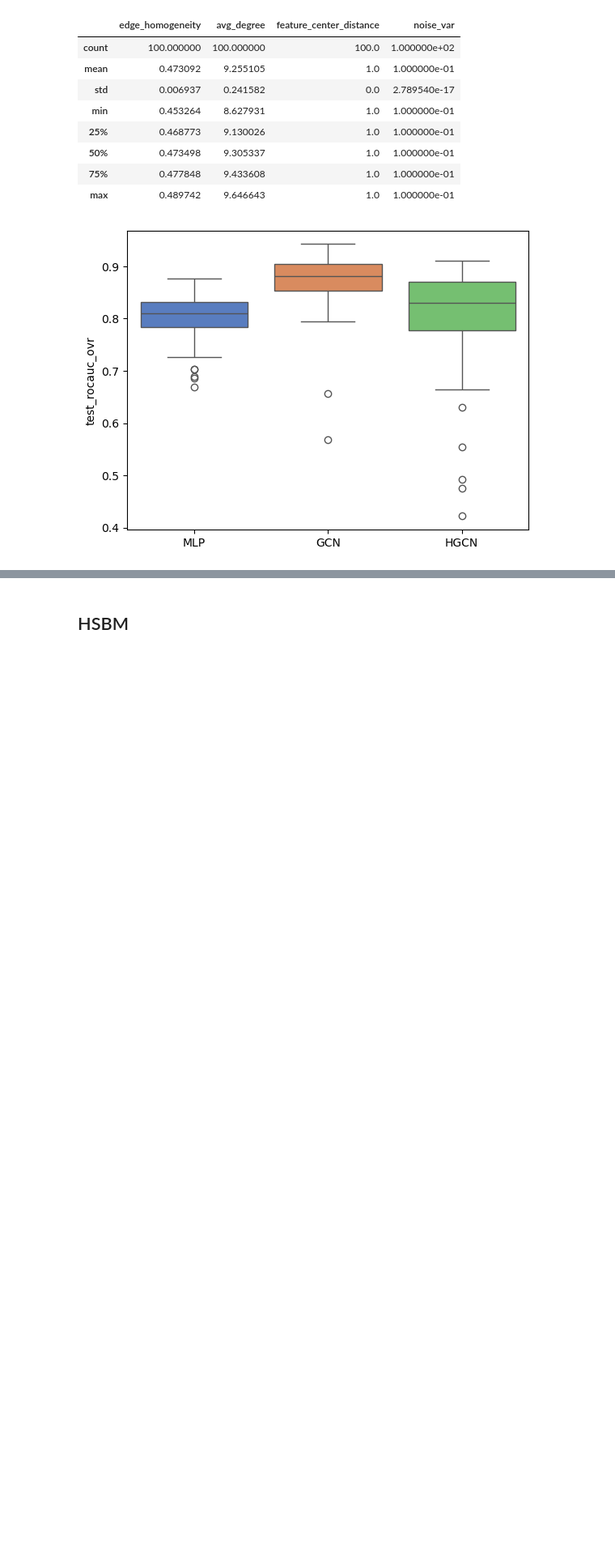
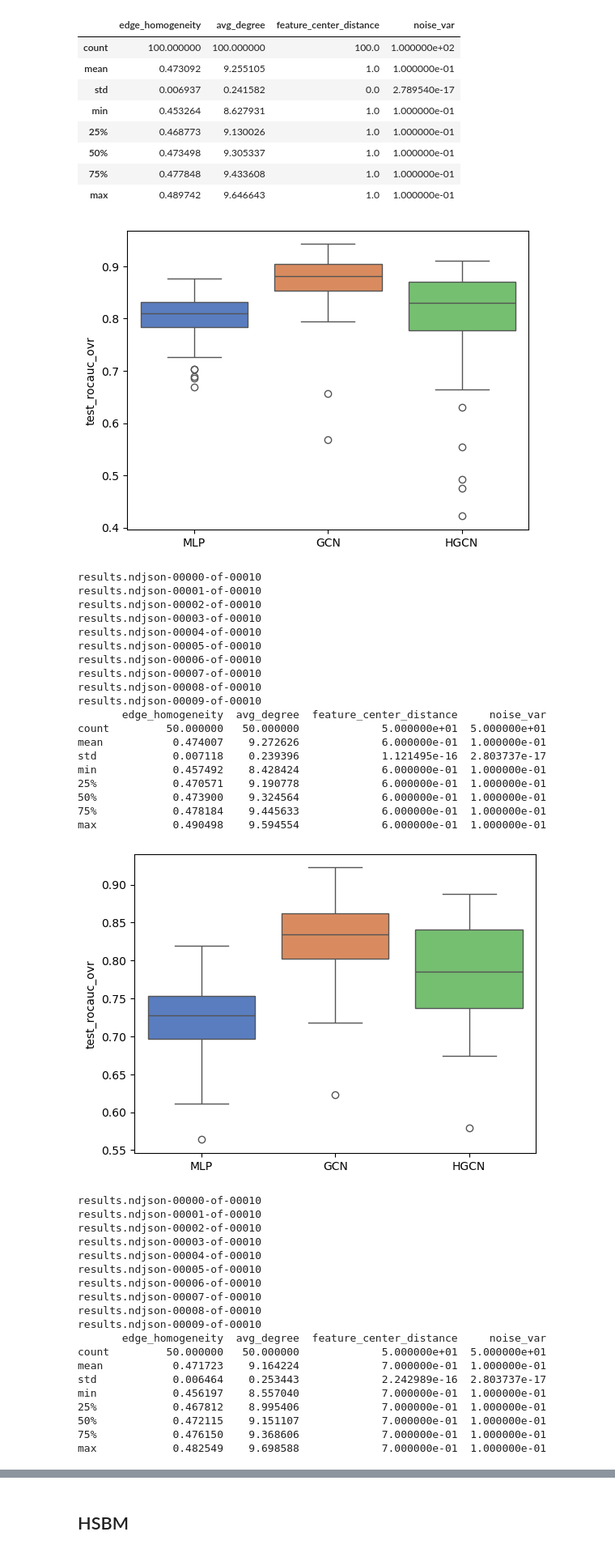
Before and after one commit to danie1uva/graphworld, a Jupyter notebook: src/notebooks/rq2.ipynb, the cells around one changed output, grey strips where cells are left out. Shown at 81% size. Drawn from its saved outputs; the diff is of its cells as text; code cells hidden in the pictures; blank space fills up the shorter version.

Commit message:
latest calibration

```diff
--- a/src/notebooks/rq2.ipynb
+++ b/src/notebooks/rq2.ipynb
@@ -928,3 +928,50 @@ results.ndjson-00009-of-00010
 boxplot_three_models(df, metric = 'test_rocauc_ovr')
 # %% [output]
 [figure]
+# %%
+# flat features flat graph
+RESULTS_DIR = '../../graph_gen/snellius_gen/rq2/both_flat/calib'
+for i in range(4,7):
+    df = df_gen(RESULTS_DIR + f'/{i}')
+    print(df[['edge_homogeneity', 'avg_degree', 'feature_center_distance', 'noise_var']].describe())
+    boxplot_three_models(df, metric = 'test_rocauc_ovr')
+# %% [output]
+results.ndjson-00000-of-00010
+results.ndjson-00001-of-00010
+results.ndjson-00002-of-00010
+results.ndjson-00003-of-00010
+results.ndjson-00004-of-00010
+results.ndjson-00005-of-00010
+results.ndjson-00006-of-00010
+results.ndjson-00007-of-00010
+results.ndjson-00008-of-00010
+results.ndjson-00009-of-00010
+       edge_homogeneity  avg_degree  feature_center_distance     noise_var
+count         50.000000   50.000000             5.000000e+01  5.000000e+01
+mean           0.474007    9.272626             6.000000e-01  1.000000e-01
+std            0.007118    0.239396             1.121495e-16  2.803737e-17
+min            0.457492    8.428424             6.000000e-01  1.000000e-01
+25%            0.470571    9.190778             6.000000e-01  1.000000e-01
+50%            0.473900    9.324564             6.000000e-01  1.000000e-01
+75%            0.478184    9.445633             6.000000e-01  1.000000e-01
+max            0.490498    9.594554             6.000000e-01  1.000000e-01
+[figure, added]
+results.ndjson-00000-of-00010
+results.ndjson-00001-of-00010
+results.ndjson-00002-of-00010
+results.ndjson-00003-of-00010
+results.ndjson-00004-of-00010
+results.ndjson-00005-of-00010
+results.ndjson-00006-of-00010
+results.ndjson-00007-of-00010
+results.ndjson-00008-of-00010
+results.ndjson-00009-of-00010
+       edge_homogeneity  avg_degree  feature_center_distance     noise_var
+count         50.000000   50.000000             5.000000e+01  5.000000e+01
+mean           0.471723    9.164224             7.000000e-01  1.000000e-01
+std            0.006464    0.253443             2.242989e-16  2.803737e-17
+min            0.456197    8.557040             7.000000e-01  1.000000e-01
+25%            0.467812    8.995406             7.000000e-01  1.000000e-01
+50%            0.472115    9.151107             7.000000e-01  1.000000e-01
+75%            0.476150    9.368606             7.000000e-01  1.000000e-01
+max            0.482549    9.698588             7.000000e-01  1.000000e-01
```
Also changed, not shown: parts of 1 cell of this notebook.
